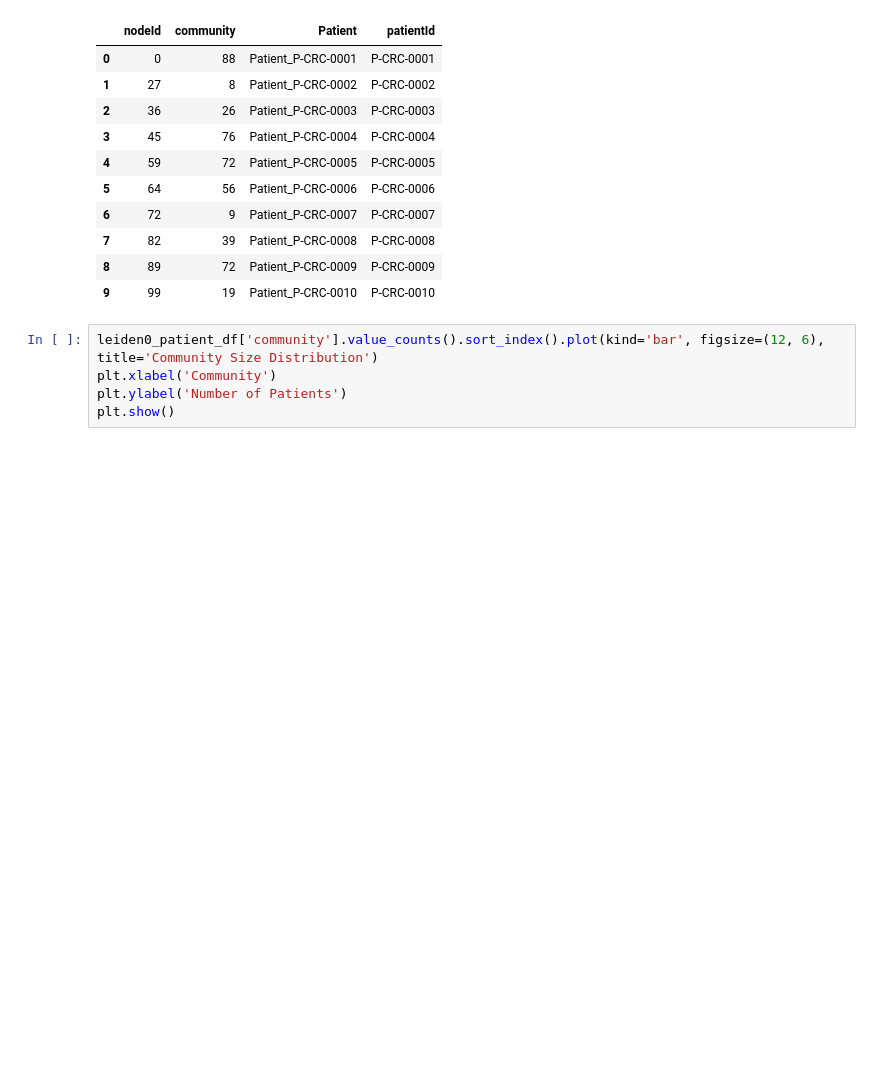
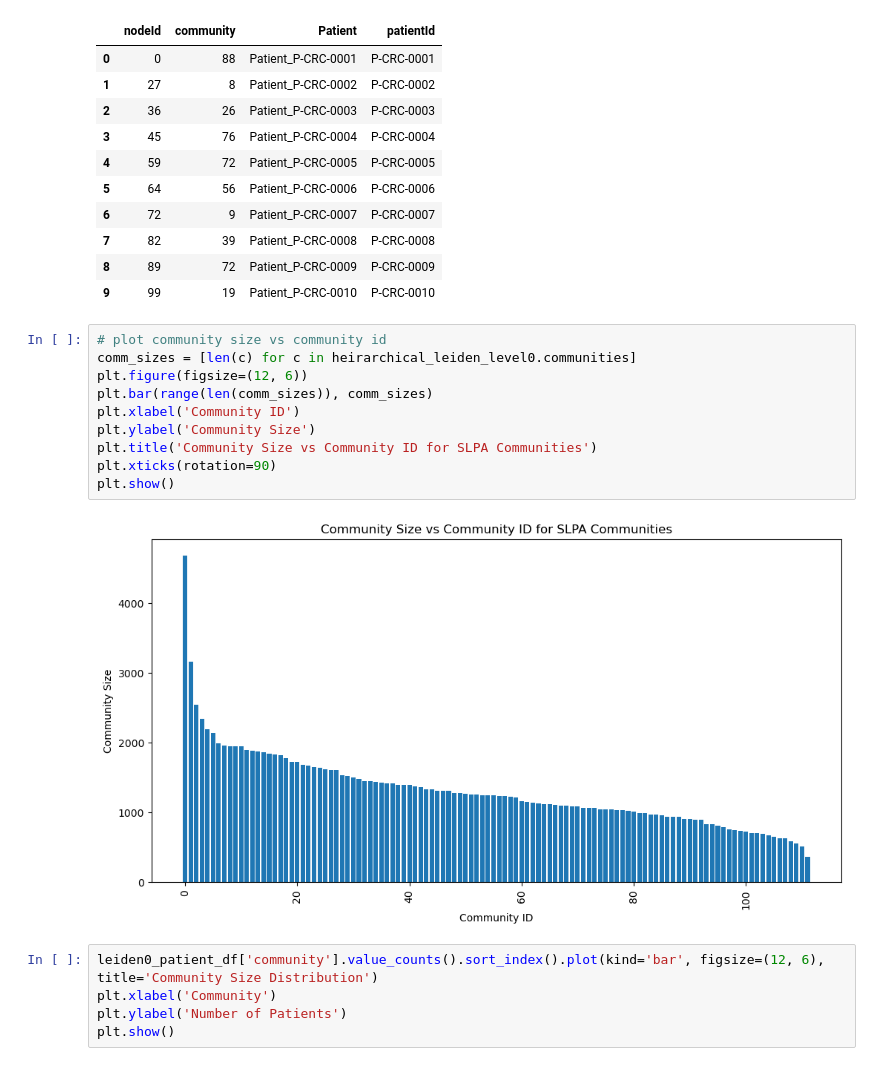
Before and after one commit to MahikaJaguste/msc-thesis, a Jupyter notebook: community/cdlib-analysis.ipynb, the cells around one changed output. Cells and saved outputs as stored; diff of their text form; blank space fills up the shorter version.

Commit message:
added analysis on leiden levels

```diff
--- a/community/cdlib-analysis.ipynb
+++ b/community/cdlib-analysis.ipynb
@@ -360,6 +360,18 @@ leiden0_patient_df.head(10)[['nodeId', 'community', 'Patient', 'patientId']]
 | 7 | 82 | 39 | Patient_P-CRC-0008 | P-CRC-0008 |
 | 8 | 89 | 72 | Patient_P-CRC-0009 | P-CRC-0009 |
 | 9 | 99 | 19 | Patient_P-CRC-0010 | P-CRC-0010 |
+# %%
+# plot community size vs community id
+comm_sizes = [len(c) for c in heirarchical_leiden_level0.communities]
+plt.figure(figsize=(12, 6))
+plt.bar(range(len(comm_sizes)), comm_sizes)
+plt.xlabel('Community ID')
+plt.ylabel('Community Size')
+plt.title('Community Size vs Community ID for SLPA Communities')
+plt.xticks(rotation=90)
+plt.show()
+# %% [output]
+[figure, added]
 # %%
 leiden0_patient_df['community'].value_counts().sort_index().plot(kind='bar', figsize=(12, 6), title='Community Size Distribution')
 plt.xlabel('Community')
```
Also changed, not shown: parts of 12 cells of this notebook.
